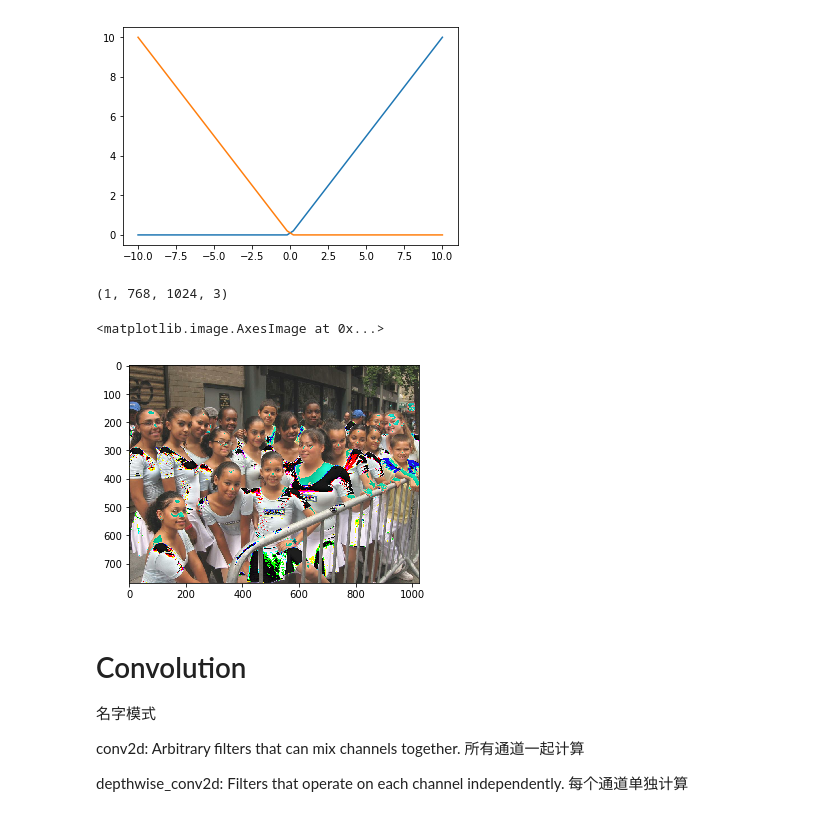
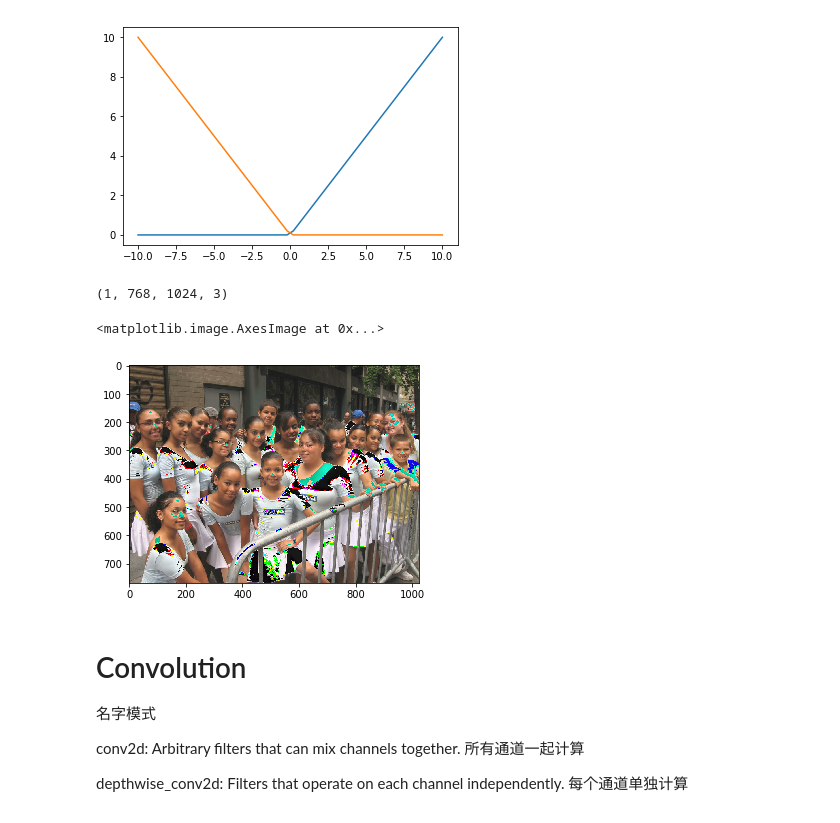
Before and after one commit to huanghao/learning-tensorflow, a Jupyter notebook: notes/tf.nn.ipynb, the cells around one changed output. Saved outputs shown, nothing was run; the diff lists cells and outputs as text; code cells hidden in the pictures.

```diff
--- a/notes/tf.nn.ipynb
+++ b/notes/tf.nn.ipynb
@@ -48,15 +48,16 @@ plt.plot(x, y[:len(x)], x, y[len(x):])
 [figure]
 # %%
 img = tf.image.decode_jpeg(open('test.jpg', 'rb').read())
+img = tf.image.convert_image_dtype(img, tf.float32)
 img = tf.expand_dims(img, 0)
 print(img.shape)
-y = tf.nn.bias_add(img, [31, 31, 31])
+y = tf.nn.bias_add(img, [.1, .1, .1])
 im = tf.squeeze(y, 0)
 plt.imshow(im)
 # %% [output]
 (1, 768, 1024, 3)
 <matplotlib.image.AxesImage at 0x...>
-[figure, old version]
+[figure, new version]
 # %% [markdown]
 # Convolution
 
```
Also changed, not shown: parts of 9 cells of this notebook, 1 other file.
